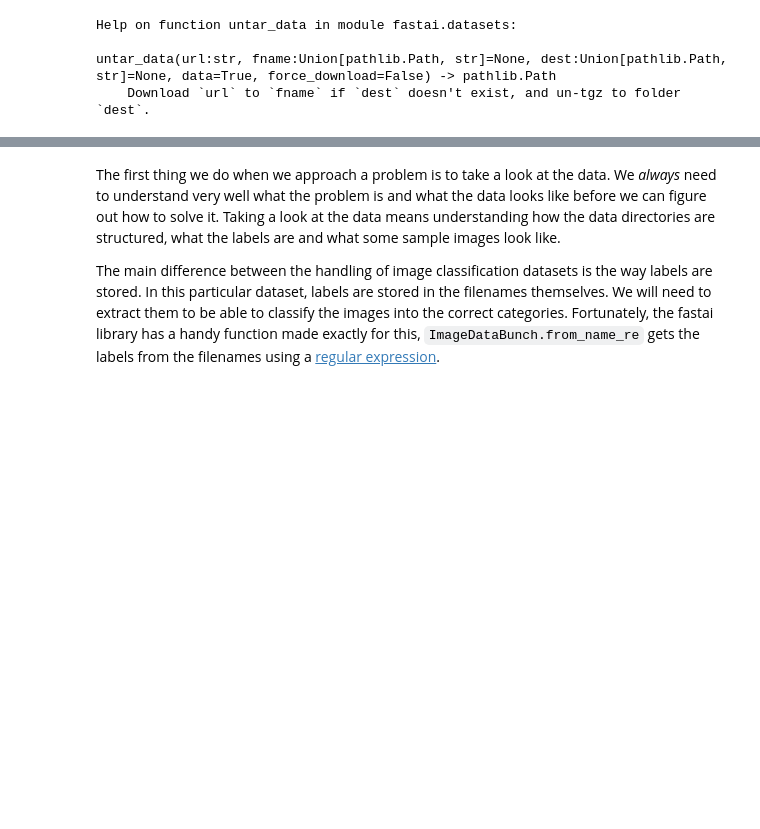
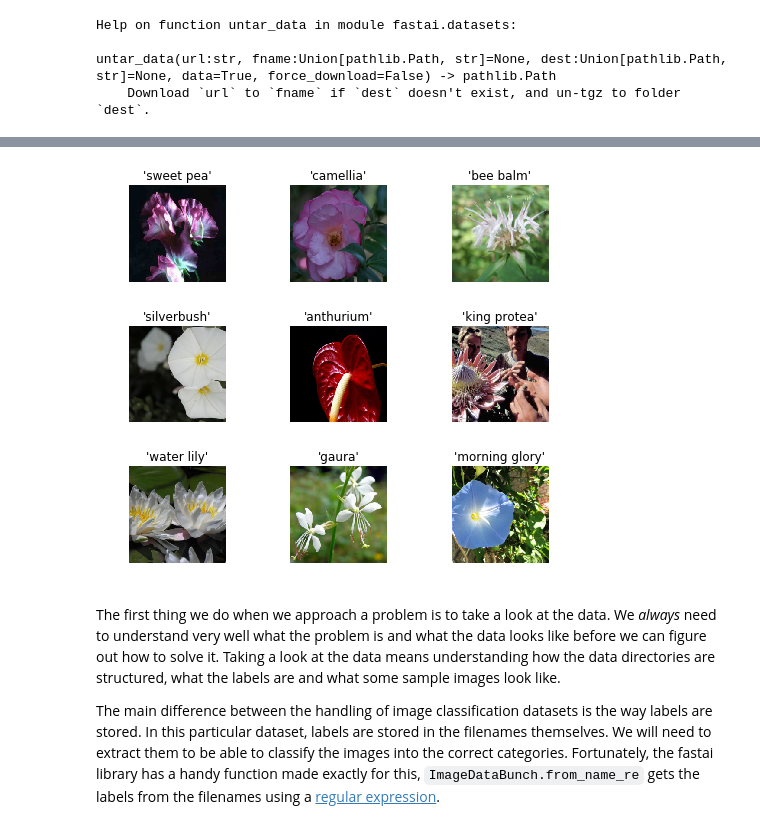
Before and after one commit to m1losz/course-v3, a Jupyter notebook: nbs/dl1/lesson1-pets.ipynb, the cells around one changed output, grey strips where cells are left out. Drawn from its saved outputs; the diff is of its cells as text; code cells hidden in the pictures; blank space fills up the shorter version.

```diff
--- a/nbs/dl1/lesson1-pets.ipynb
+++ b/nbs/dl1/lesson1-pets.ipynb
@@ -135,3 +168,11 @@ AttributeError: ignored
+# %%
+
+flowers_data = ImageDataBunch.from_folder('/images', ds_tfms=get_transforms(), size=224, bs=bs
+                                 ).normalize(imagenet_stats)
+flowers_data.show_batch(rows=3, figsize=(7,6))
+print(flowers_data.classes)
+# %% [output]
+[figure, added]
 # %% [markdown]
 The first thing we do when we approach a problem is to take a look at the data. We _always_ need to understand very well what the problem is and what the data looks like before we can figure out how to solve it. Taking a look at the data means understanding how the data directories are structured, what the labels are and what some sample images look like.
 
```
Also changed, not shown: parts of 7 cells of this notebook.
